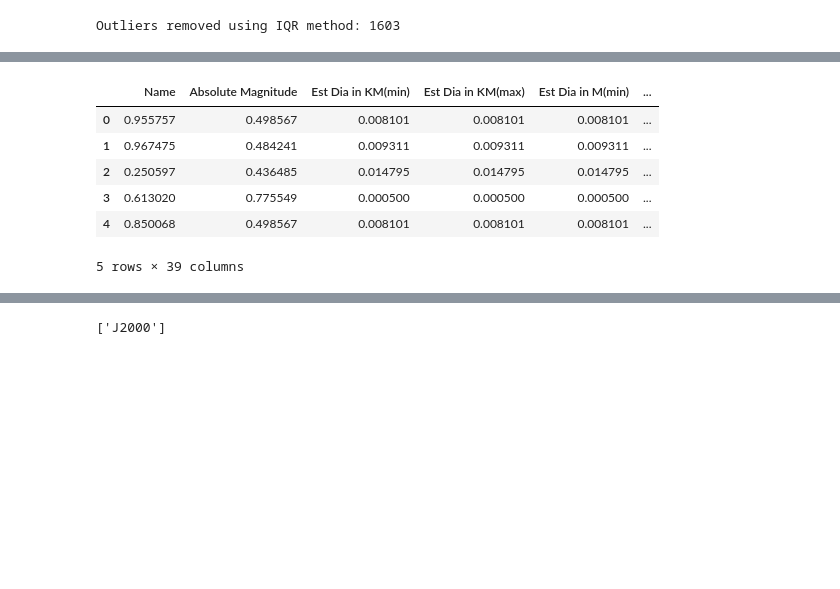
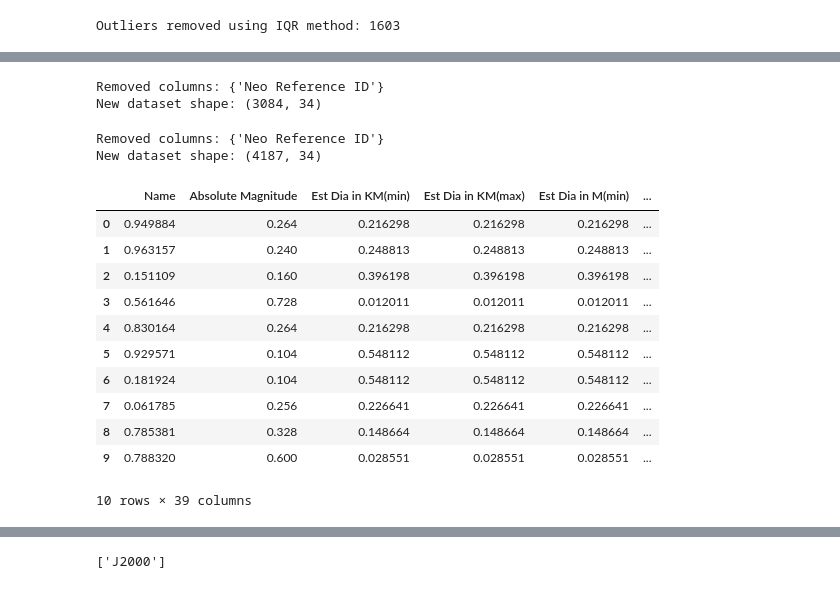
Before and after one commit to PriyanshuRao-code/AI-Lab-Project, a Jupyter notebook: team_24_data_preprocessing.ipynb, the cells around one changed output, grey strips where cells are left out. Cells and saved outputs as stored; diff of their text form; code cells hidden in the pictures; blank space fills up the shorter version.

```diff
--- a/team_24_data_preprocessing.ipynb
+++ b/team_24_data_preprocessing.ipynb
@@ -59,5 +58,6 @@ import matplotlib.pyplot as plt
 # %%
 df_numeric = df.select_dtypes(include=["number"])
+df_non_numeric = df.select_dtypes(exclude=['number'])
 # %%
 plt.figure(figsize=(30, 15))
 sns.heatmap(df_numeric.corr(), annot=True, cmap="coolwarm", fmt=".2f")
@@ -88,17 +88,19 @@ for col in num_cols:
 [figure]
 ... (23 outputs left out)
 # %%
-Q1 = df_numeric.quantile(0.25)
-Q3 = df_numeric.quantile(0.75)
-IQR = Q3 - Q1
+def remove_outliers_iqr(df_numeric):
+    Q1 = df_numeric.quantile(0.25)
+    Q3 = df_numeric.quantile(0.75)
+    IQR = Q3 - Q1
 
-# Define acceptable range
-lower_bound = Q1 - 1.5 * IQR
-upper_bound = Q3 + 1.5 * IQR
+    lower_bound = Q1 - 1.5 * IQR
+    upper_bound = Q3 + 1.5 * IQR
 
-# Filter outliers
-df_cleaned = df[~((df_numeric < lower_bound) | (df_numeric > upper_bound)).any(axis=1)]
-print("Outliers removed using IQR method:", df.shape[0] - df_cleaned.shape[0])
+    df_iqr = df_numeric[~((df_numeric < lower_bound) | (df_numeric > upper_bound)).any(axis=1)]
+    return df_iqr
+
+df_iqr = remove_outliers_iqr(df_numeric)
+print("Outliers removed using IQR method:", df_numeric.shape[0] - df_iqr.shape[0])
 # %% [output]
 Outliers removed using IQR method: 1603
 # %%
@@ -131,17 +153,39 @@ New dataset shape: (4687, 39)
+# %%
+df_reduced_iqr = remove_highly_correlated(df_iqr,df_numeric)
+# %% [output]
+Removed columns: {'Neo Reference ID'}
+New dataset shape: (3084, 34)
+# %%
+df_reduced_z = remove_highly_correlated(df_z,df_numeric)
+# %% [output]
+Removed columns: {'Neo Reference ID'}
+New dataset shape: (4187, 34)
 # %%
 from sklearn.preprocessing import MinMaxScaler
 
-df_numeric = df_reduced.select_dtypes(include=['number'])
-df_non_numeric = df_reduced.select_dtypes(exclude=['number'])
-scaler = MinMaxScaler()
-df_minmax = pd.DataFrame(scaler.fit_transform(df_numeric), columns=df_numeric.columns)
-df_minmax = pd.concat([df_minmax, df_non_numeric.reset_index(drop=True)], axis=1)
-df_minmax.head()
+def normalize_minmax(df_reduced,df_non_numeric):
+
+    df_numeric = df_reduced.select_dtypes(include=['number'])
+    # df_non_numeric = df_reduced.select_dtypes(exclude=['number'])
+
+    scaler = MinMaxScaler()
+    df_minmax = pd.DataFrame(scaler.fit_transform(df_numeric), columns=df_numeric.columns)
+    df_minmax = pd.concat([df_minmax, df_non_numeric.reset_index(drop=True)], axis=1)
+
+    return df_minmax
-# %% [output]
-|  | Name | Absolute Magnitude | Est Dia in KM(min) | Est Dia in KM(max) | Est Dia in M(min) | ... |
-| 0 | 0.955757 | 0.498567 | 0.008101 | 0.008101 | 0.008101 | ... |
-| 1 | 0.967475 | 0.484241 | 0.009311 | 0.009311 | 0.009311 | ... |
-| 2 | 0.250597 | 0.436485 | 0.014795 | 0.014795 | 0.014795 | ... |
-| 3 | 0.613020 | 0.775549 | 0.000500 | 0.000500 | 0.000500 | ... |
-| 4 | 0.850068 | 0.498567 | 0.008101 | 0.008101 | 0.008101 | ... |
-5 rows × 39 columns
+# %%
+df_minmax_iqr = normalize_minmax(df_reduced_iqr,df_non_numeric)
+df_minmax_iqr.head(10)
+# %% [output]
+|  | Name | Absolute Magnitude | Est Dia in KM(min) | Est Dia in KM(max) | Est Dia in M(min) | ... |
+| 0 | 0.949884 | 0.264 | 0.216298 | 0.216298 | 0.216298 | ... |
+| 1 | 0.963157 | 0.240 | 0.248813 | 0.248813 | 0.248813 | ... |
+| 2 | 0.151109 | 0.160 | 0.396198 | 0.396198 | 0.396198 | ... |
+| 3 | 0.561646 | 0.728 | 0.012011 | 0.012011 | 0.012011 | ... |
+| 4 | 0.830164 | 0.264 | 0.216298 | 0.216298 | 0.216298 | ... |
+| 5 | 0.929571 | 0.104 | 0.548112 | 0.548112 | 0.548112 | ... |
+| 6 | 0.181924 | 0.104 | 0.548112 | 0.548112 | 0.548112 | ... |
+| 7 | 0.061785 | 0.256 | 0.226641 | 0.226641 | 0.226641 | ... |
+| 8 | 0.785381 | 0.328 | 0.148664 | 0.148664 | 0.148664 | ... |
+| 9 | 0.788320 | 0.600 | 0.028551 | 0.028551 | 0.028551 | ... |
+10 rows × 39 columns
```
Also changed, not shown: parts of 32 cells of this notebook.
